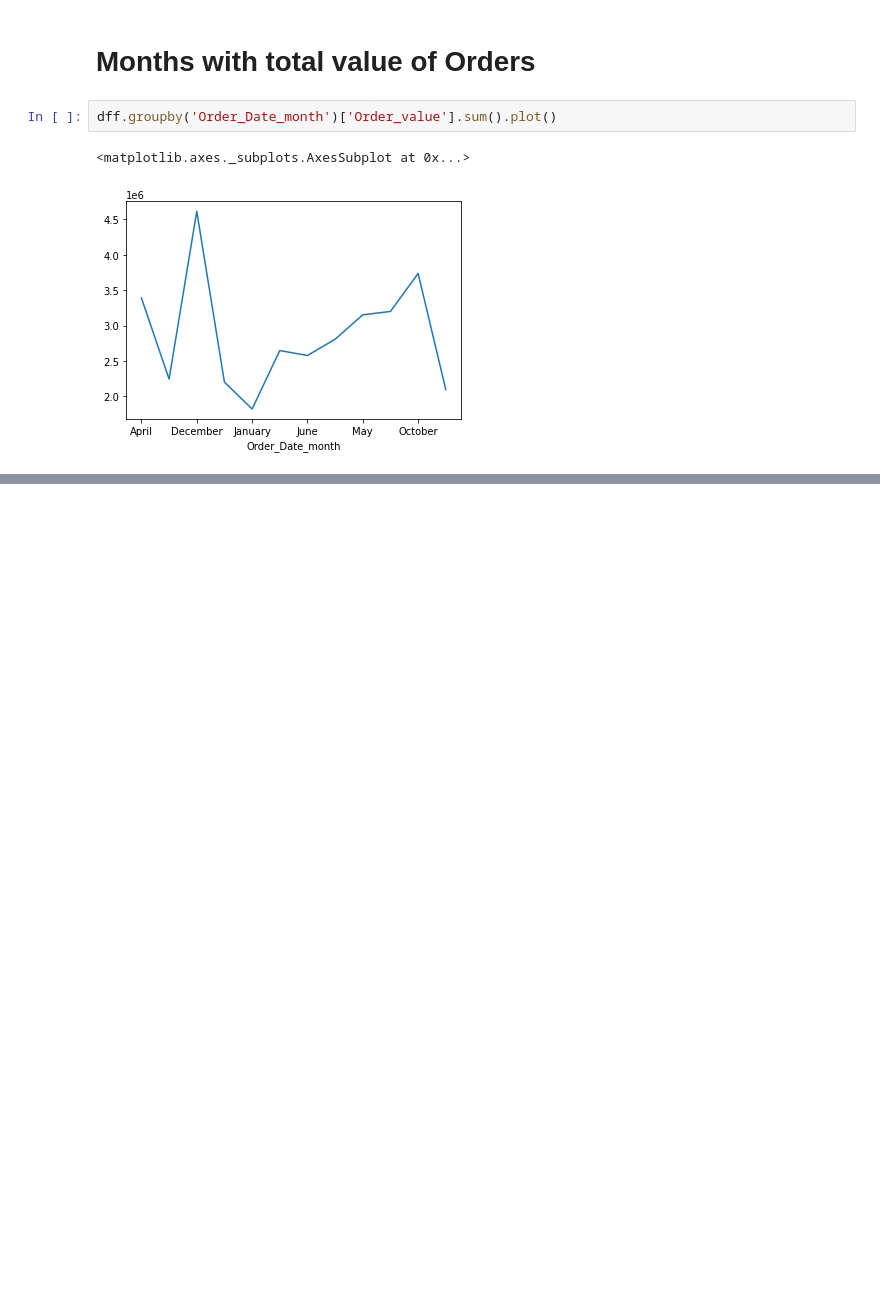
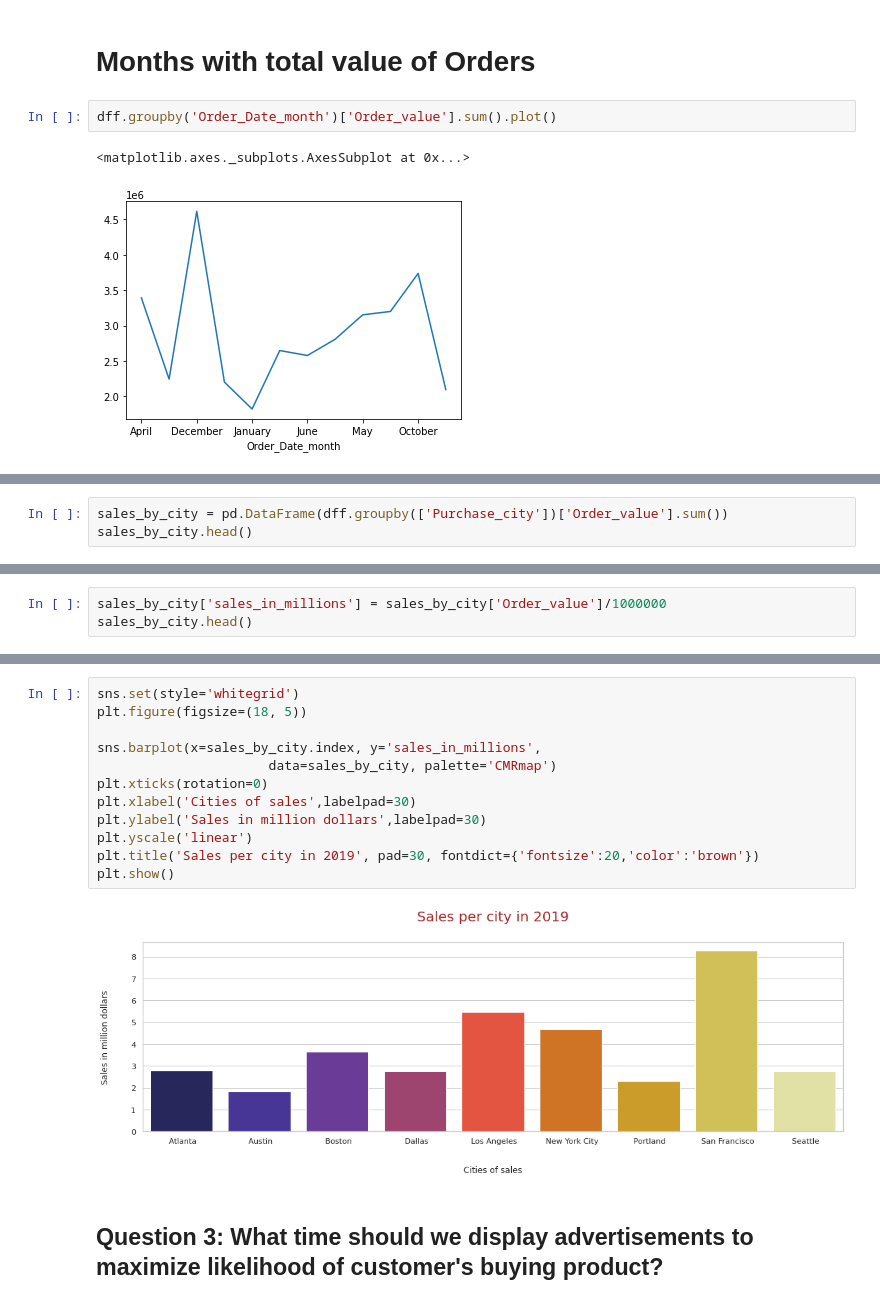
Before and after one commit to a-dhingra/JupyterNotebooks, a Jupyter notebook: KeithGalli_SalesAnalysis.ipynb, the cells around one changed output, grey strips where cells are left out. Saved outputs shown, nothing was run; the diff lists cells and outputs as text; blank space fills up the shorter version.

```diff
--- a/KeithGalli_SalesAnalysis.ipynb
+++ b/KeithGalli_SalesAnalysis.ipynb
@@ -286,0 +365,3 @@ dff.groupby('Order_Date_month')['Order_value'].sum().plot()
+# %%
+sales_by_city = pd.DataFrame(dff.groupby(['Purchase_city'])['Order_value'].sum())
+sales_by_city.head()
@@ -286,0 +376,3 @@ dff.groupby('Order_Date_month')['Order_value'].sum().plot()
+# %%
+sales_by_city['sales_in_millions'] = sales_by_city['Order_value']/1000000
+sales_by_city.head()
@@ -286,0 +387,16 @@ dff.groupby('Order_Date_month')['Order_value'].sum().plot()
+# %%
+sns.set(style='whitegrid')
+plt.figure(figsize=(18, 5))
+
+sns.barplot(x=sales_by_city.index, y='sales_in_millions',
+                      data=sales_by_city, palette='CMRmap')
+plt.xticks(rotation=0)
+plt.xlabel('Cities of sales',labelpad=30)
+plt.ylabel('Sales in million dollars',labelpad=30)
+plt.yscale('linear')
+plt.title('Sales per city in 2019', pad=30, fontdict={'fontsize':20,'color':'brown'})
+plt.show()
+# %% [output]
+[figure, added]
+# %% [markdown]
+## Question 3: What time should we display advertisements to maximize likelihood of customer's buying product?
```
Also changed, not shown: parts of 37 cells of this notebook.
